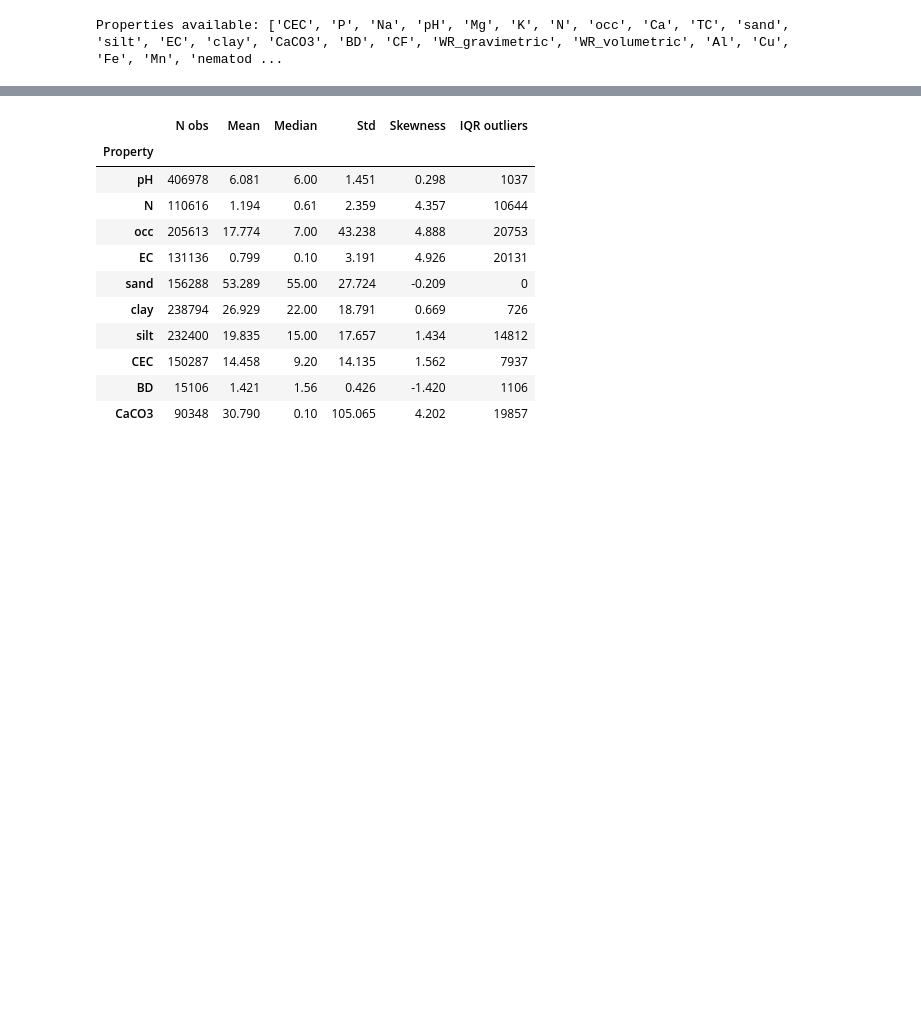
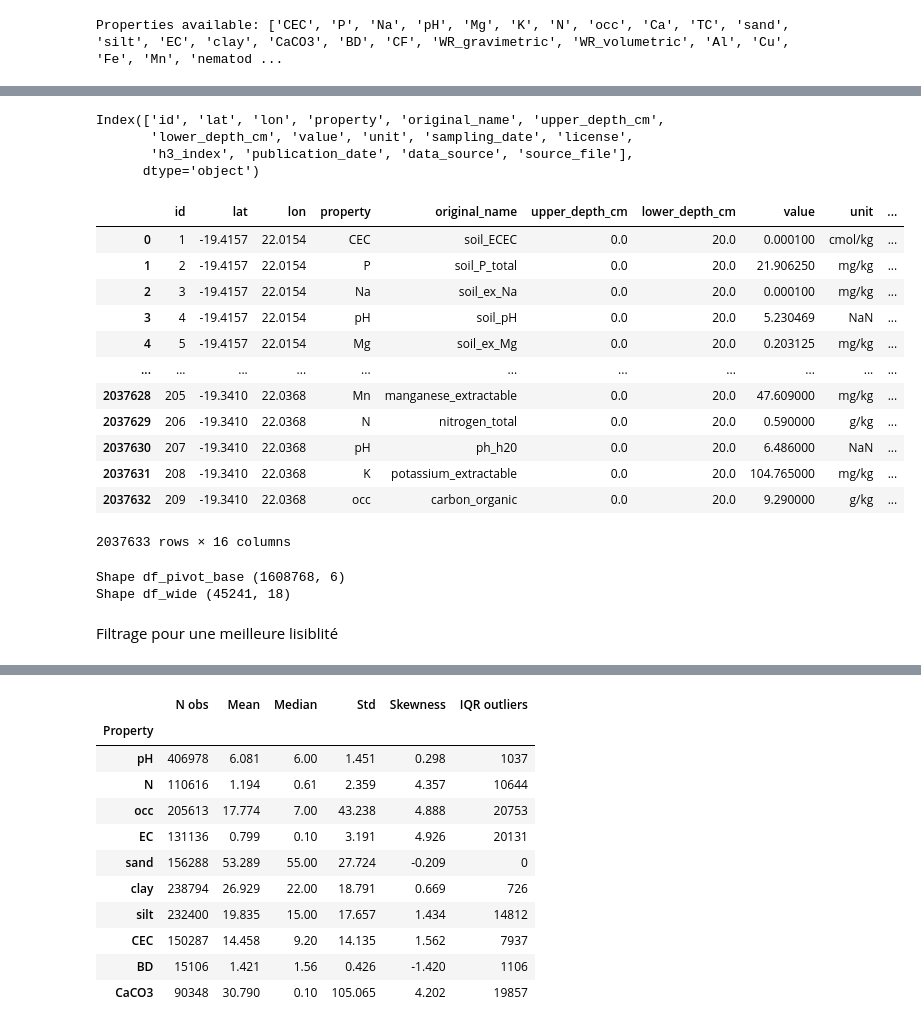
Before and after one commit to Conite002/SoilHive, a Jupyter notebook: notebook/01_eda.ipynb, the cells around one changed output, grey strips where cells are left out. Drawn from its saved outputs; the diff is of its cells as text; code cells hidden in the pictures; blank space fills up the shorter version.

```diff
--- a/notebook/01_eda.ipynb
+++ b/notebook/01_eda.ipynb
@@ -801,0 +537,63 @@ EC Summary:
+# %%
+df.columns
+# %% [output]
+Index(['id', 'lat', 'lon', 'property', 'original_name', 'upper_depth_cm',
+       'lower_depth_cm', 'value', 'unit', 'sampling_date', 'license',
+       'h3_index', 'publication_date', 'data_source', 'source_file'],
+      dtype='object')
+# %%
+import geopandas as gpd
+
+world = gpd.read_file(
+    "https://naturalearth.s3.amazonaws.com/110m_cultural/ne_110m_admin_0_countries.zip"
+)
+
+gdf = gpd.GeoDataFrame(
+    df,
+    geometry=gpd.points_from_xy(df["lon"], df["lat"]),
+    crs="EPSG:4326"
+)
+
+gdf = gpd.sjoin(
+    gdf,
+    world[["geometry", "ADMIN"]],
+    how="left",
+    predicate="within"
+)
+
+df = gdf.rename(columns={"ADMIN": "country"}).drop(columns=["geometry", "index_right"])
+df
+# %% [output]
+|  | id | lat | lon | property | original_name | upper_depth_cm | lower_depth_cm | value | unit | ... |
+| 0 | 1 | -19.4157 | 22.0154 | CEC | soil_ECEC | 0.0 | 20.0 | 0.000100 | cmol/kg | ... |
+| 1 | 2 | -19.4157 | 22.0154 | P | soil_P_total | 0.0 | 20.0 | 21.906250 | mg/kg | ... |
+| 2 | 3 | -19.4157 | 22.0154 | Na | soil_ex_Na | 0.0 | 20.0 | 0.000100 | mg/kg | ... |
+| 3 | 4 | -19.4157 | 22.0154 | pH | soil_pH | 0.0 | 20.0 | 5.230469 | NaN | ... |
+| 4 | 5 | -19.4157 | 22.0154 | Mg | soil_ex_Mg | 0.0 | 20.0 | 0.203125 | mg/kg | ... |
+| ... | ... | ... | ... | ... | ... | ... | ... | ... | ... | ... |
+| 2037628 | 205 | -19.3410 | 22.0368 | Mn | manganese_extractable | 0.0 | 20.0 | 47.609000 | mg/kg | ... |
+| 2037629 | 206 | -19.3410 | 22.0368 | N | nitrogen_total | 0.0 | 20.0 | 0.590000 | g/kg | ... |
+| 2037630 | 207 | -19.3410 | 22.0368 | pH | ph_h20 | 0.0 | 20.0 | 6.486000 | NaN | ... |
+| 2037631 | 208 | -19.3410 | 22.0368 | K | potassium_extractable | 0.0 | 20.0 | 104.765000 | mg/kg | ... |
+| 2037632 | 209 | -19.3410 | 22.0368 | occ | carbon_organic | 0.0 | 20.0 | 9.290000 | g/kg | ... |
+2037633 rows × 16 columns
+# %%
+df_pivot_base = df[[
+    "lat", "lon", "country", "property", "value", "sampling_date"
+]].dropna()
+
+print(f"Shape df_pivot_base {df_pivot_base.shape}")
+
+df_wide = df_pivot_base.pivot_table(
+    index=["lat", "lon", "country"],
+    columns="property",
+    values="value",
+    aggfunc="mean"
+).reset_index()
+df_wide = df_wide.rename_axis(None, axis=1)
+print(f"Shape df_wide {df_wide.shape}")
+# %% [output]
+Shape df_pivot_base (1608768, 6)
+Shape df_wide (45241, 18)
+# %% [markdown]
+Filtrage pour une meilleure lisiblité
```
Also changed, not shown: parts of 29 cells of this notebook, 1 other file.
